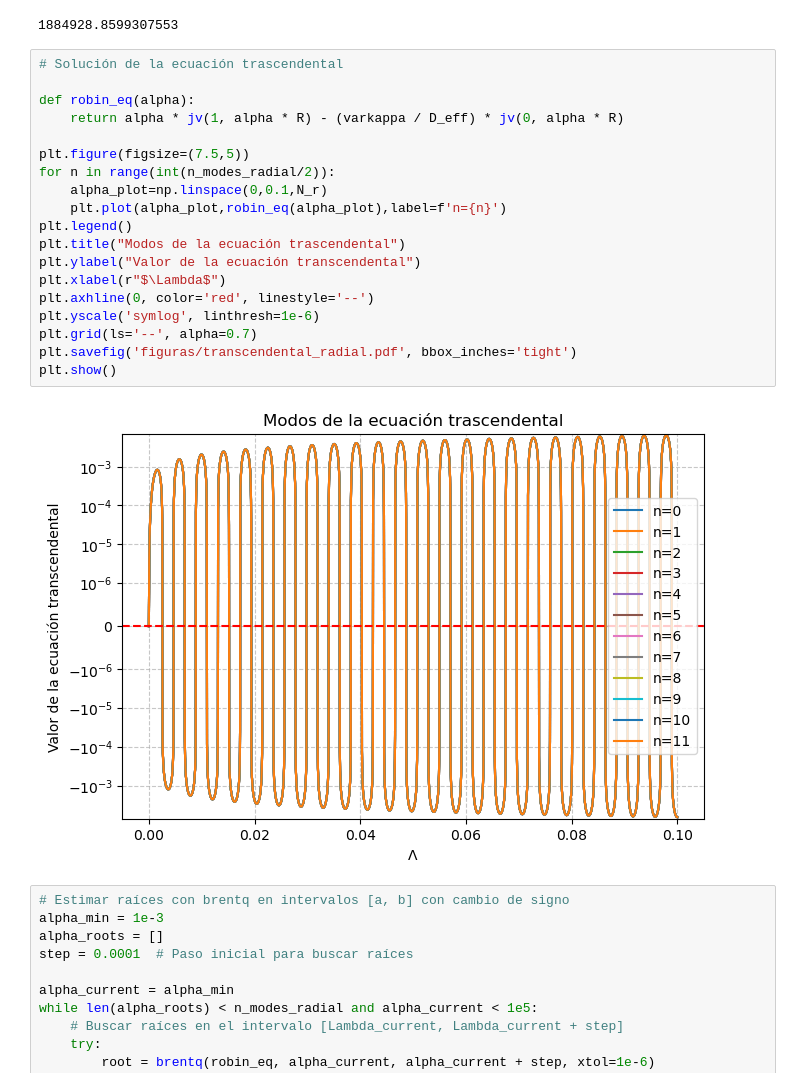
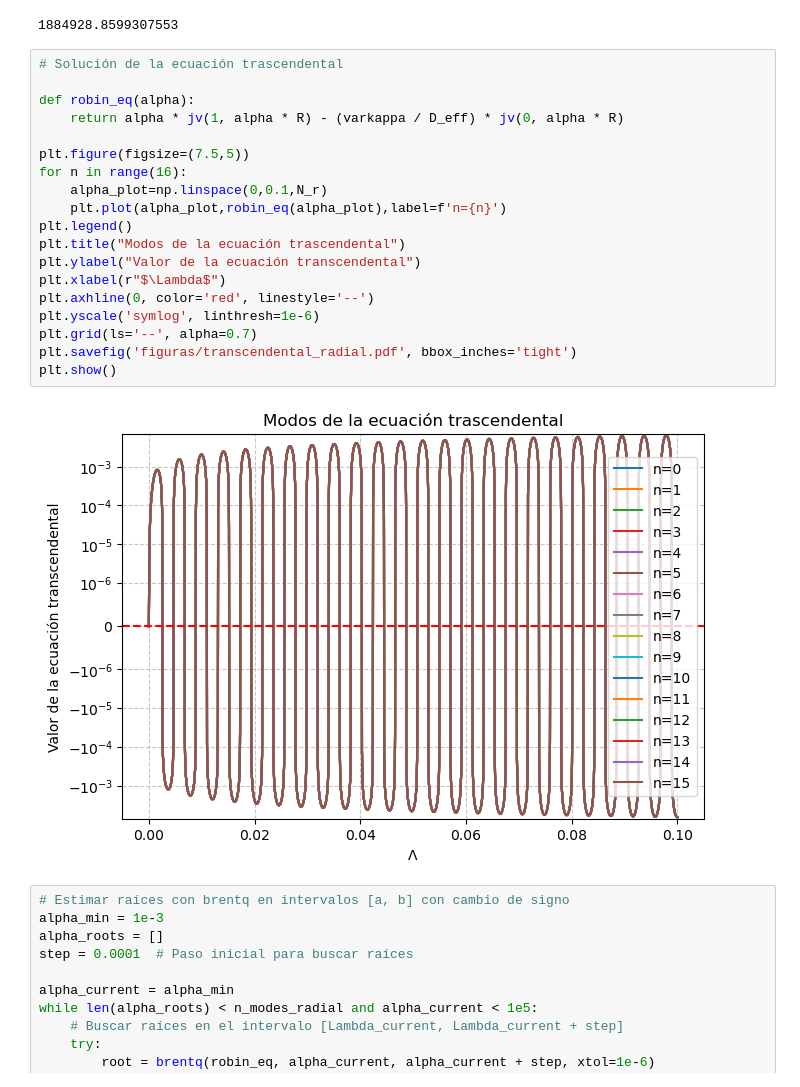
Before and after one commit to allanyst/tfm-efectos-superficie-nano-rmn, a Jupyter notebook: TFM_V5.ipynb, the cells around one changed output. Drawn from its saved outputs; the diff is of its cells as text.

```diff
--- a/TFM_V5.ipynb
+++ b/TFM_V5.ipynb
@@ -151,24 +151,24 @@ D_eff
 # %%
 # Solución de la ecuación trascendental
 
 def robin_eq(alpha):
     return alpha * jv(1, alpha * R) - (varkappa / D_eff) * jv(0, alpha * R)
 
 plt.figure(figsize=(7.5,5))
-for n in range(int(n_modes_radial/2)):
+for n in range(16):
     alpha_plot=np.linspace(0,0.1,N_r)
     plt.plot(alpha_plot,robin_eq(alpha_plot),label=f'n={n}')
 plt.legend()
 plt.title("Modos de la ecuación trascendental")
 plt.ylabel("Valor de la ecuación transcendental")
 plt.xlabel(r"$\Lambda$")
 plt.axhline(0, color='red', linestyle='--')
 plt.yscale('symlog', linthresh=1e-6)
 plt.grid(ls='--', alpha=0.7)
 plt.savefig('figuras/transcendental_radial.pdf', bbox_inches='tight')
 plt.show()
 # %% [output]
-[figure, old version]
+[figure, new version]
 # %%
 # Estimar raíces con brentq en intervalos [a, b] con cambio de signo
 alpha_min = 1e-3
```
Also changed, not shown: parts of 9 cells of this notebook, 38 other files.
